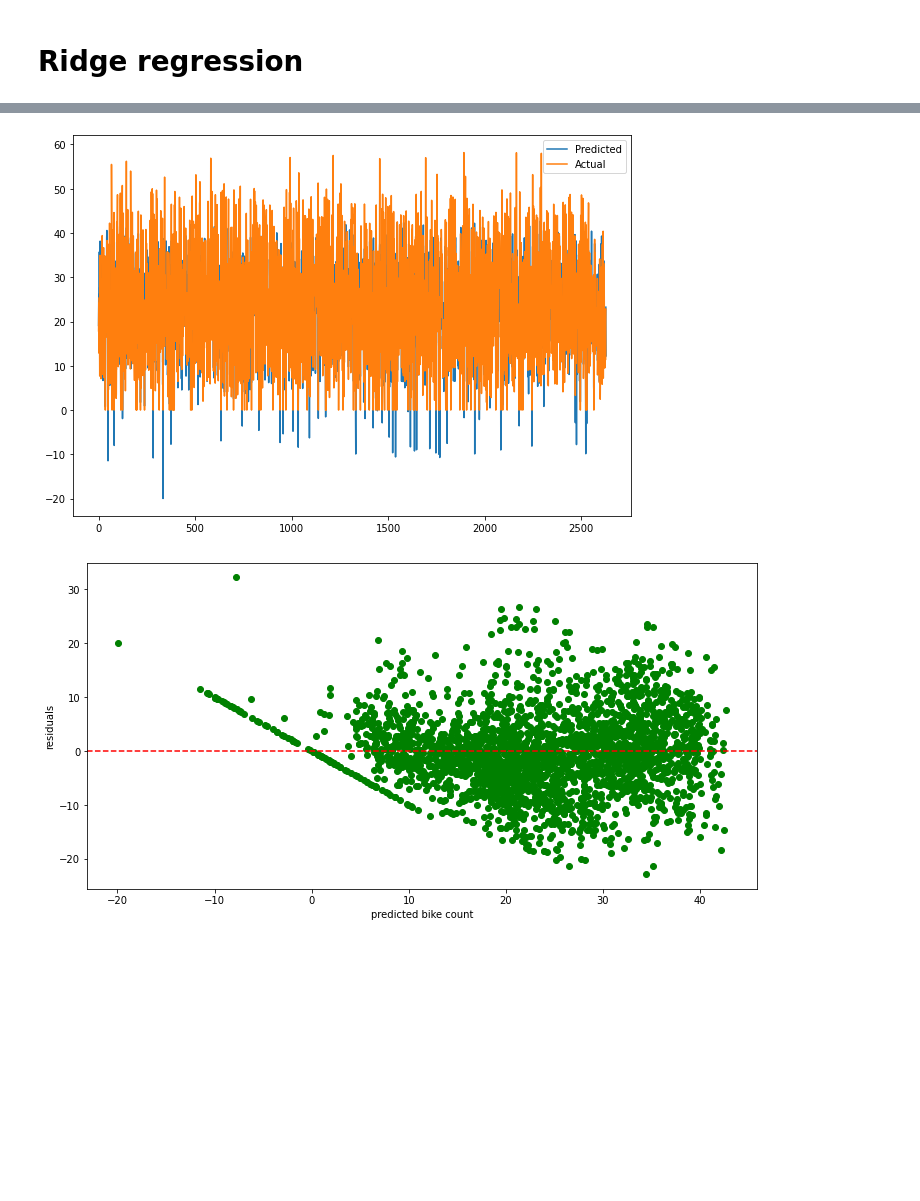
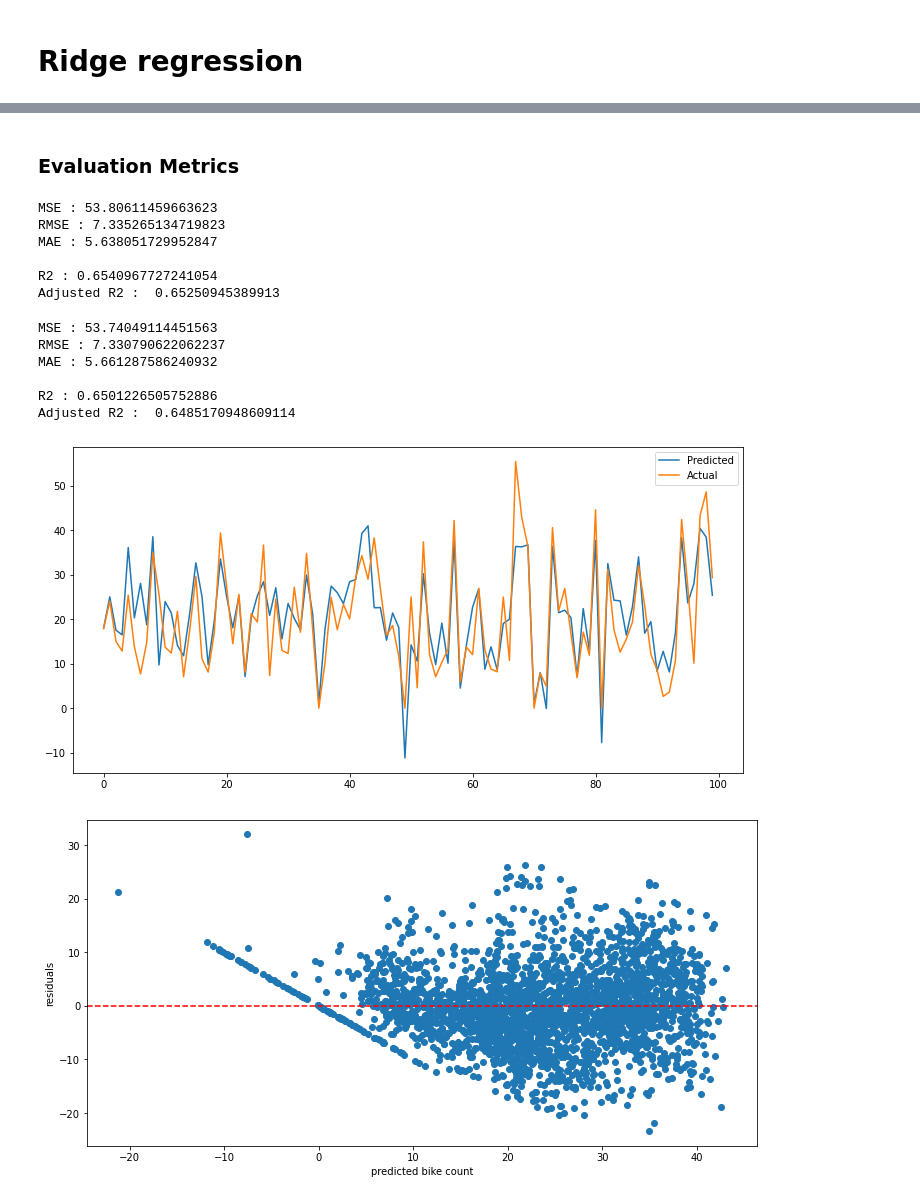
Before and after one commit to harishgawade1999/Bike_Sharing_Demand_Prediction_Capstone_Project, a Jupyter notebook: New_Harish_Bike_Sharing_Demand_Prediction_Capstone_Project.ipynb, the cells around one changed output, grey strips where cells are left out. Drawn from its saved outputs; the diff is of its cells as text; code cells hidden in the pictures; blank space fills up the shorter version.

```diff
--- a/New_Harish_Bike_Sharing_Demand_Prediction_Capstone_Project.ipynb
+++ b/New_Harish_Bike_Sharing_Demand_Prediction_Capstone_Project.ipynb
@@ -613,5 +659,0 @@ plt.ylabel('residuals');
-# %%
-from sklearn.linear_model import Lasso
-lasso  = Lasso(alpha=0.1 , max_iter= 4000)
-
-lasso.fit(X_train, y_train)
@@ -630,9 +662,10 @@ array([ 4.81540304e-01,  5.49307042e-01, -1.48093249e-01,  0.00000000e+00,
 # %%
-### Cross validation
-from sklearn.model_selection import GridSearchCV
+from sklearn.linear_model import Lasso
 lasso = Lasso()
-parameters = {'alpha': [1e-15,1e-13,1e-10,1e-8,1e-5,1e-4,1e-3,1e-2,1e-1,1,5,10,20,30,40,45,50,55,60,100,0.001]}
-lasso_regressor = GridSearchCV(lasso, parameters, scoring='neg_mean_squared_error', cv=5)
+
+# Cross validation
+parameters = {'alpha': [1e-15,1e-10,1e-8,1e-5,1e-4,1e-3,1e-2,1e-1,1,5,10,20,30,40,45,50,55,60,100]}
+lasso_regressor = GridSearchCV(lasso, parameters, cv=5)
 lasso_regressor.fit(X_train, y_train)
 # %% [output]
 GridSearchCV(cv=5, estimator=Lasso(),
@@ -728,7 +725,9 @@ plt.ylabel('residuals');
 # %%
 from sklearn.linear_model import Ridge
 ridge = Ridge()
-parameters = {'alpha': [1e-15,1e-10,1e-8,1e-5,1e-4,1e-3,1e-2,1,5,10,20,30,40,45,50,55,60,100,1e-15]}
-ridge_regressor = GridSearchCV(ridge, parameters, scoring='neg_mean_squared_error', cv=3)
-ridge_regressor.fit(X_train,y_train)
+
+# cross validation
+param_ridge = {'alpha': [1e-10,1e-5,1e-4,1e-3,1e-2,0.5,1,1.5,5,10,20,30,35,40,45,50,55,60,100]}
+ridge_reg = GridSearchCV(ridge, param_ridge, cv=5)
+ridge_reg.fit(X_train,y_train)
 # %% [output]
@@ -804,17 +742,44 @@ Adjusted R2 :  0.6446381729297838
+# %%
+# predictions on train and test dataset
+train_pred_ridge = ridge_reg.predict(X_train)
+test_pred_ridge= ridge_reg.predict(X_test)
+# %% [markdown]
+### **Evaluation Metrics**
+# %%
+# Train data evaluation metrics
+evaluation_metrics(y_train, train_pred_ridge, 'Ridge', train=True)
+# %% [output]
+MSE : 53.80611459663623
+RMSE : 7.335265134719823
+MAE : 5.638051729952847
+
+R2 : 0.6540967727241054
+Adjusted R2 :  0.65250945389913
+# %%
+# Test data evaluation metrics
+evaluation_metrics(y_test, test_pred_ridge, 'Ridge', train=False)
+# %% [output]
+MSE : 53.74049114451563
+RMSE : 7.330790622062237
+MAE : 5.661287586240932
+
+R2 : 0.6501226505752886
+Adjusted R2 :  0.6485170948609114
 # %%
-plt.figure(figsize=(10,7))
-plt.plot(y_pred_ridge)
-plt.plot(np.array(y_test))
+# line graph of actual and predicted values
+plt.figure(figsize=(12,6))
+plt.plot(test_pred_ridge[:100])
+plt.plot(np.array(y_test)[:100])
 plt.legend(["Predicted","Actual"])
 plt.show()
 # %% [output]
-[figure, old version]
+[figure, new version]
 # %%
-# Heteroscadacity
+# Heteroskedasticity
 plt.figure(figsize=(12,6))
 plt.axhline(y = 0, color = 'r', linestyle = '--')
-plt.scatter(y_pred_ridge, y_test- y_pred_ridge,color = 'g')
+plt.scatter(test_pred_ridge, y_test- test_pred_ridge)
 plt.xlabel('predicted bike count')
 plt.ylabel('residuals');
 # %% [output]
-[figure, old version]
+[figure, new version]
```
Also changed, not shown: parts of 86 cells of this notebook.
